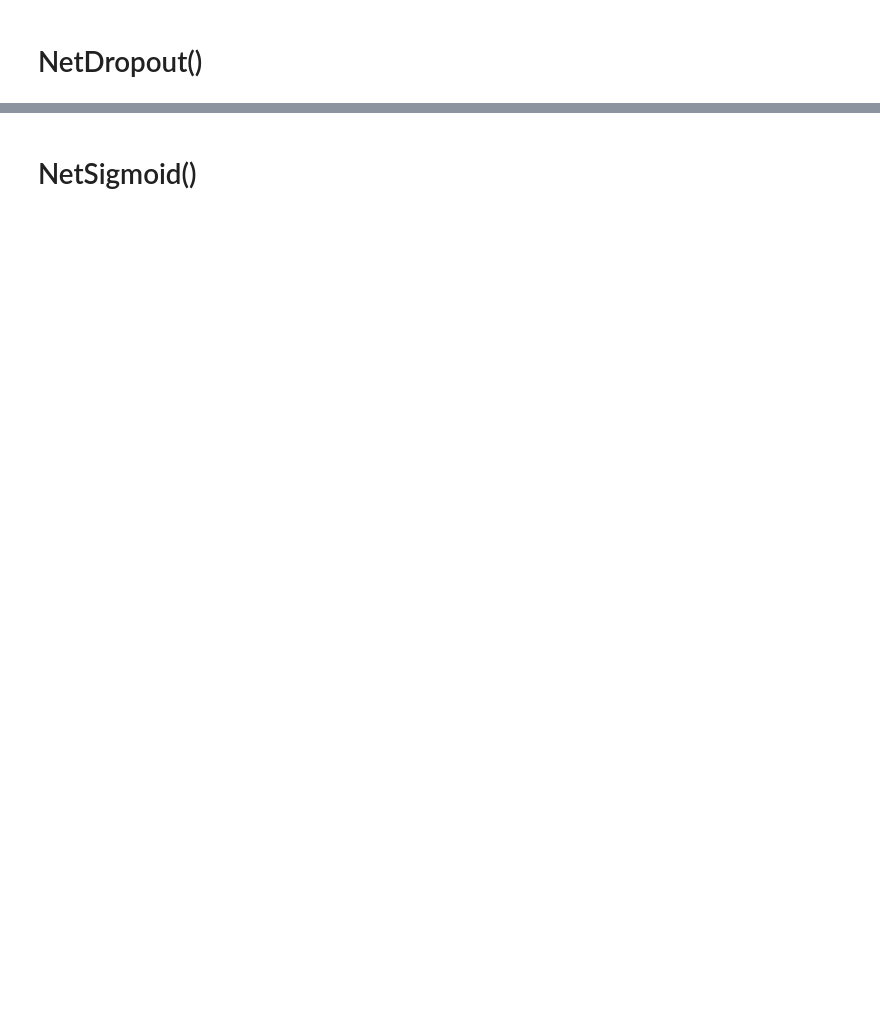
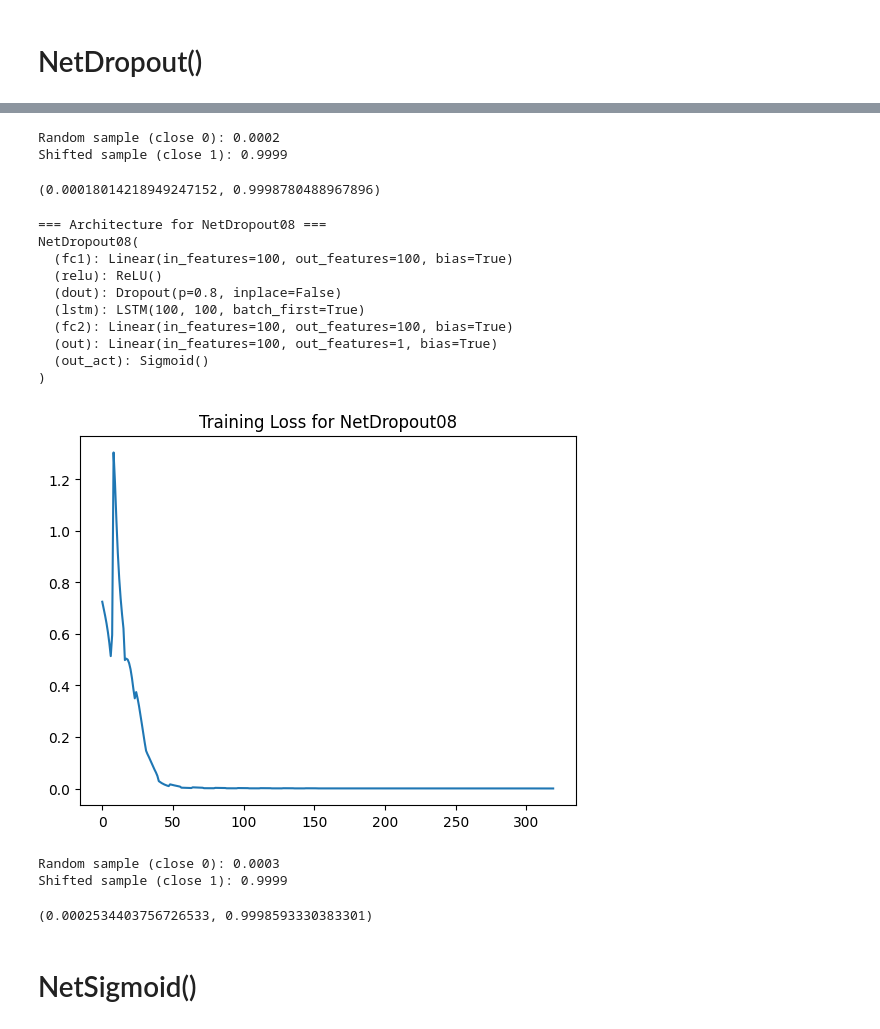
Before and after one commit to fubotz/BMT_2025S, a Jupyter notebook: week5_files/toy_lstm_pytorch_binaryclassifier_BMT2025S_SCHAMBECK_Fabian.ipynb, the cells around one changed output, grey strips where cells are left out. Drawn from its saved outputs; the diff is of its cells as text; code cells hidden in the pictures; blank space fills up the shorter version.

```diff
--- a/week5_files/toy_lstm_pytorch_binaryclassifier_BMT2025S_SCHAMBECK_Fabian.ipynb
+++ b/week5_files/toy_lstm_pytorch_binaryclassifier_BMT2025S_SCHAMBECK_Fabian.ipynb
@@ -610,3 +390,32 @@ print(y1_prob.item())
+# %%
+# === Evaluate NetDropout05 ===
+evaluate_model(model_netdropout05, device=device)
+# %% [output]
+Random sample (close 0): 0.0002
+Shifted sample (close 1): 0.9999
+(0.00018014218949247152, 0.9998780488967896)
+# %%
+# === Train NetDropout08 ===
+model_netdropout08 = train_model(NetDropout08, 'NetDropout08', X, Y, device=device, num_epochs=20, batch_size=64, lr=1e-3)
+# %% [output]
+=== Architecture for NetDropout08 ===
+NetDropout08(
+  (fc1): Linear(in_features=100, out_features=100, bias=True)
+  (relu): ReLU()
+  (dout): Dropout(p=0.8, inplace=False)
+  (lstm): LSTM(100, 100, batch_first=True)
+  (fc2): Linear(in_features=100, out_features=100, bias=True)
+  (out): Linear(in_features=100, out_features=1, bias=True)
+  (out_act): Sigmoid()
+)
+[figure, added]
+# %%
+# === Evaluate NetDropout08 ===
+evaluate_model(model_netdropout08, device=device)
+# %% [output]
+Random sample (close 0): 0.0003
+Shifted sample (close 1): 0.9999
+(0.0002534403756726533, 0.9998593330383301)
 # %% [markdown]
 # NetSigmoid()
 # %%
```
Also changed, not shown: parts of 29 cells of this notebook.
